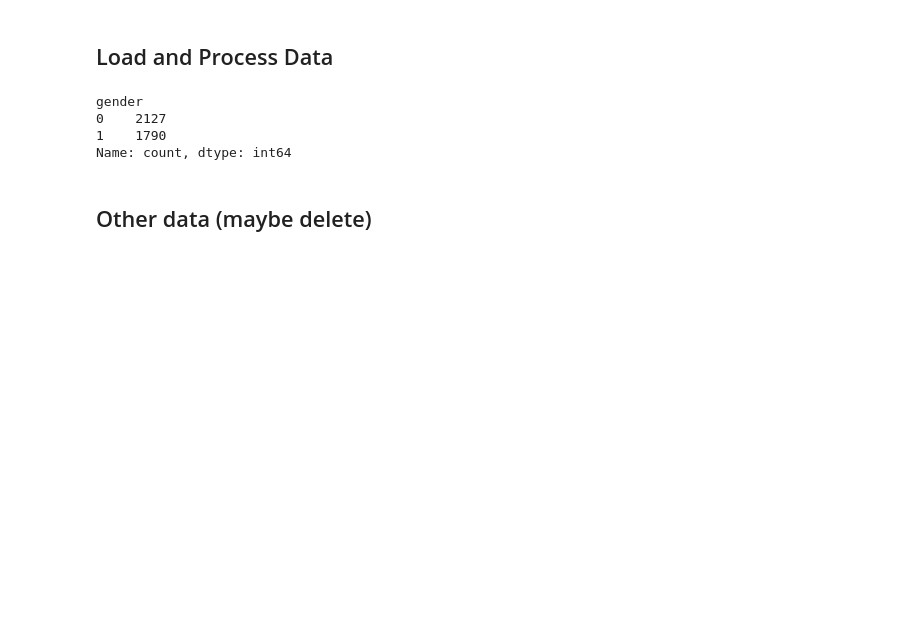
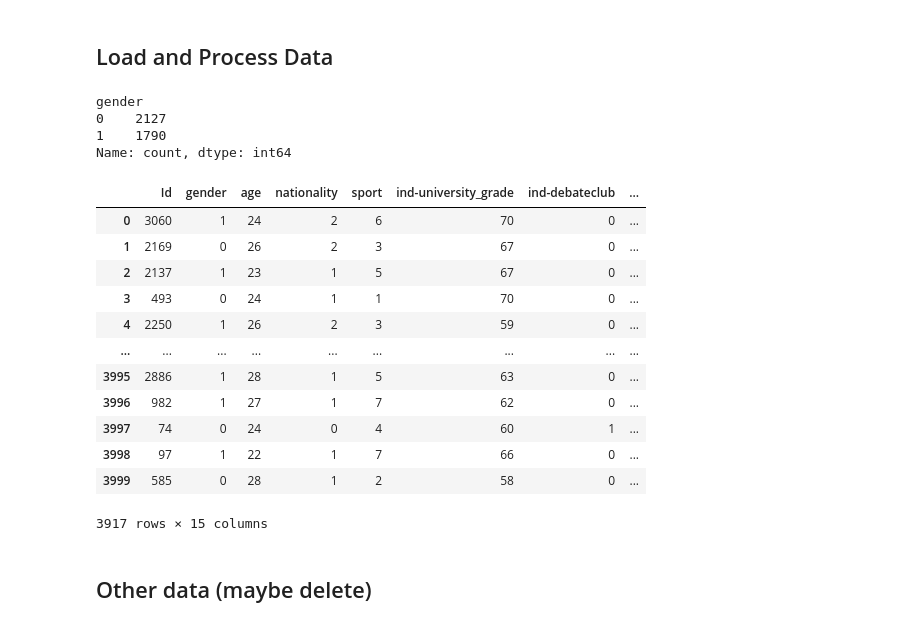
Before and after one commit to marcolax22/algorithmic-fairness, a Jupyter notebook: data_processing.ipynb, the cells around one changed output. Drawn from its saved outputs; the diff is of its cells as text; code cells hidden in the pictures; blank space fills up the shorter version.

```diff
--- a/data_processing.ipynb
+++ b/data_processing.ipynb
@@ -39,5 +39,21 @@ gender
 0    2127
 1    1790
 Name: count, dtype: int64
+# %%
+hiring_data
+# %% [output]
+|  | Id | gender | age | nationality | sport | ind-university_grade | ind-debateclub | ... |
+| 0 | 3060 | 1 | 24 | 2 | 6 | 70 | 0 | ... |
+| 1 | 2169 | 0 | 26 | 2 | 3 | 67 | 0 | ... |
+| 2 | 2137 | 1 | 23 | 1 | 5 | 67 | 0 | ... |
+| 3 | 493 | 0 | 24 | 1 | 1 | 70 | 0 | ... |
+| 4 | 2250 | 1 | 26 | 2 | 3 | 59 | 0 | ... |
+| ... | ... | ... | ... | ... | ... | ... | ... | ... |
+| 3995 | 2886 | 1 | 28 | 1 | 5 | 63 | 0 | ... |
+| 3996 | 982 | 1 | 27 | 1 | 7 | 62 | 0 | ... |
+| 3997 | 74 | 0 | 24 | 0 | 4 | 60 | 1 | ... |
+| 3998 | 97 | 1 | 22 | 1 | 7 | 66 | 0 | ... |
+| 3999 | 585 | 0 | 28 | 1 | 2 | 58 | 0 | ... |
+3917 rows × 15 columns
 # %% [markdown]
 ## Other data (maybe delete)
```
Also changed, not shown: parts of 7 cells of this notebook, 14 other files.
